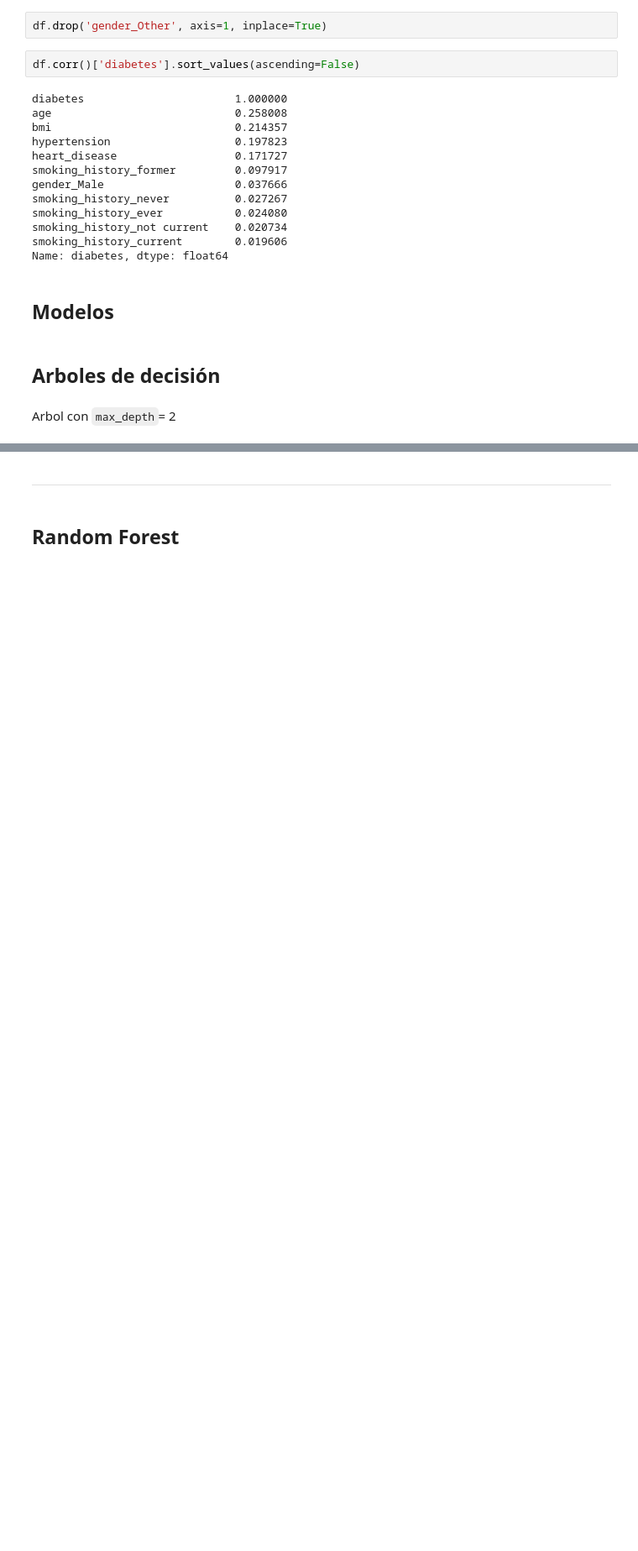
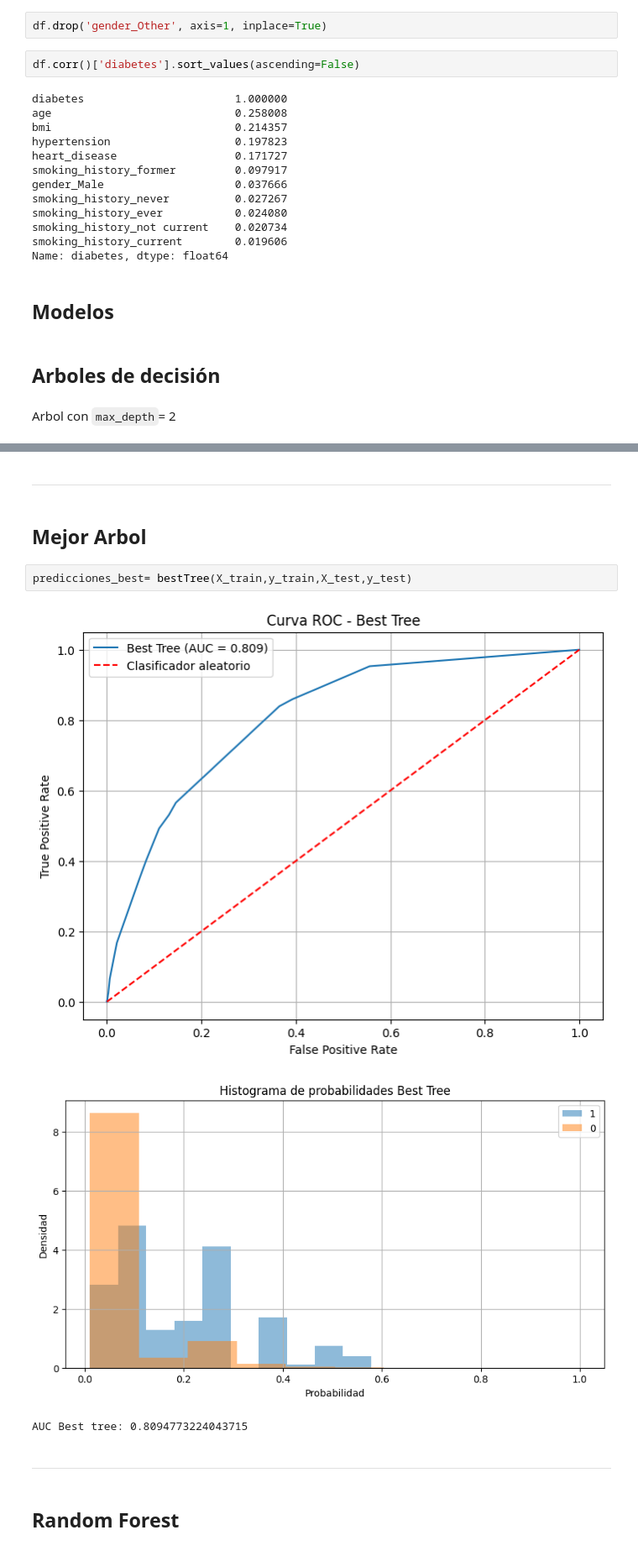
Before and after one commit to ppmelch/Lab-Aprendizaje-Estad-stico, a Jupyter notebook: Parcial 3/Examen/Examen 3 Práctico.ipynb, the cells around one changed output, grey strips where cells are left out. Shown at 84% size. Saved outputs shown, nothing was run; the diff lists cells and outputs as text; blank space fills up the shorter version.

```diff
--- a/Parcial 3/Examen/Examen 3 Práctico.ipynb
+++ b/Parcial 3/Examen/Examen 3 Práctico.ipynb
@@ -392,3 +518,13 @@ plt.show()
+# %% [markdown]
+---
+# %% [markdown]
+## Mejor Arbol
+# %%
+predicciones_best= bestTree(X_train,y_train,X_test,y_test)
+# %% [output]
+[figure, added]
+[figure, added]
+AUC Best tree: 0.8094773224043715
 # %% [markdown]
 ---
 # %% [markdown]
```
Also changed, not shown: parts of 35 cells of this notebook, 7 other files.
